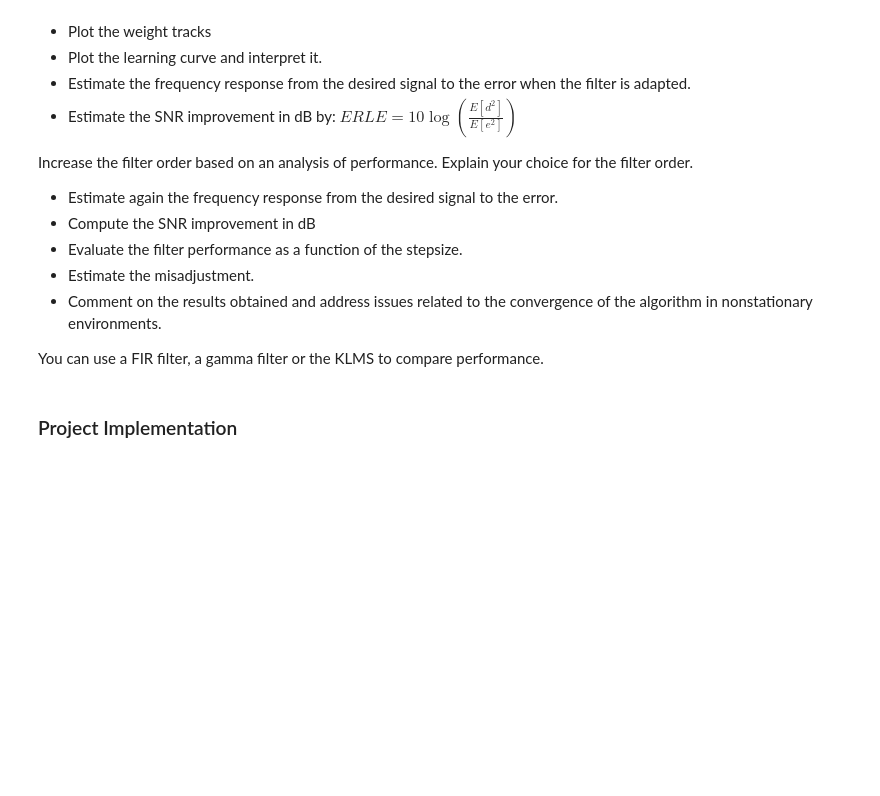
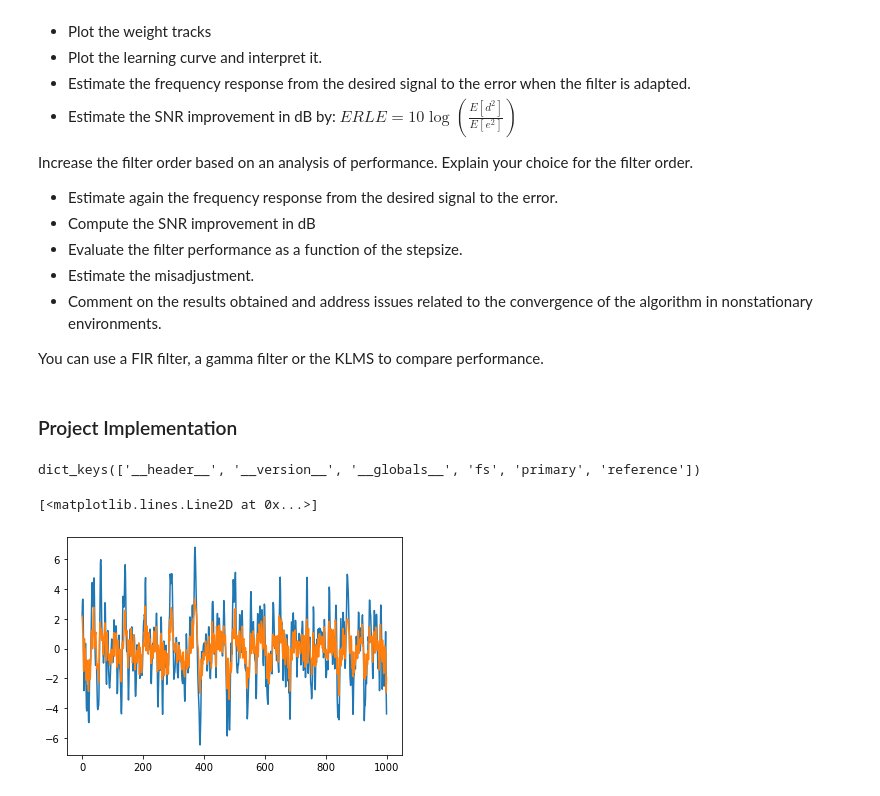
Before and after one commit to IanGMalone/Denoising_with_NLMS_and_KLMS, a Jupyter notebook: Denoising.ipynb, the cells around one changed output. Saved outputs shown, nothing was run; the diff lists cells and outputs as text; code cells hidden in the pictures; blank space fills up the shorter version.

```diff
--- a/Denoising.ipynb
+++ b/Denoising.ipynb
@@ -34,0 +59,22 @@ You can use a FIR filter, a gamma filter or the KLMS to compare performance.
+# %%
+# The .mat file contains two channels with data labeled as desired (d) and input (n).
+
+filepath = 'C:\\Users\\Ian\\Google Drive\\IanGMalone\\UF\\Classes\\ML Time Series\\Projects\\Project1\\project1.mat'
+mat_data = scipy.io.loadmat(filepath)
+print(mat_data.keys())
+# %% [output]
+dict_keys(['__header__', '__version__', '__globals__', 'fs', 'primary', 'reference'])
+# %%
+fs = mat_data['fs']
+# u is mostly noise input
+# d is speech + noise desired
+# error will be denoised speech
+
+u = np.asarray(mat_data['primary'])[0,:]
+d = np.asarray(mat_data['reference'])[0,:]
+# %%
+plt.plot(d[:1000])
+plt.plot(u[:1000])
+# %% [output]
+[<matplotlib.lines.Line2D at 0x...>]
+[figure, added]
```
Also changed, not shown: parts of 7 cells of this notebook.
